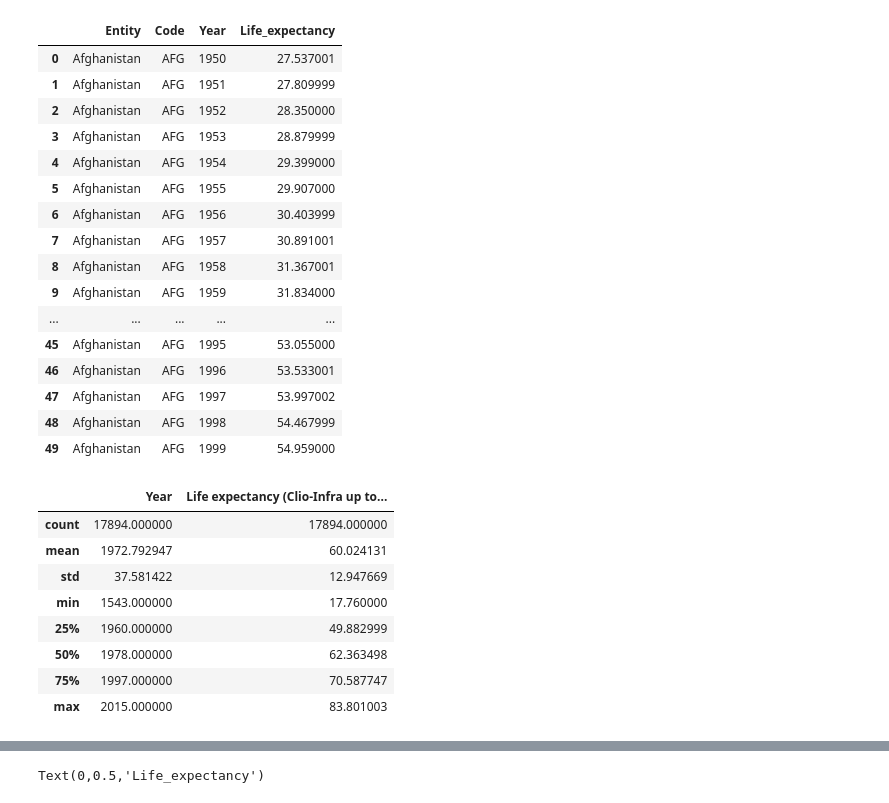
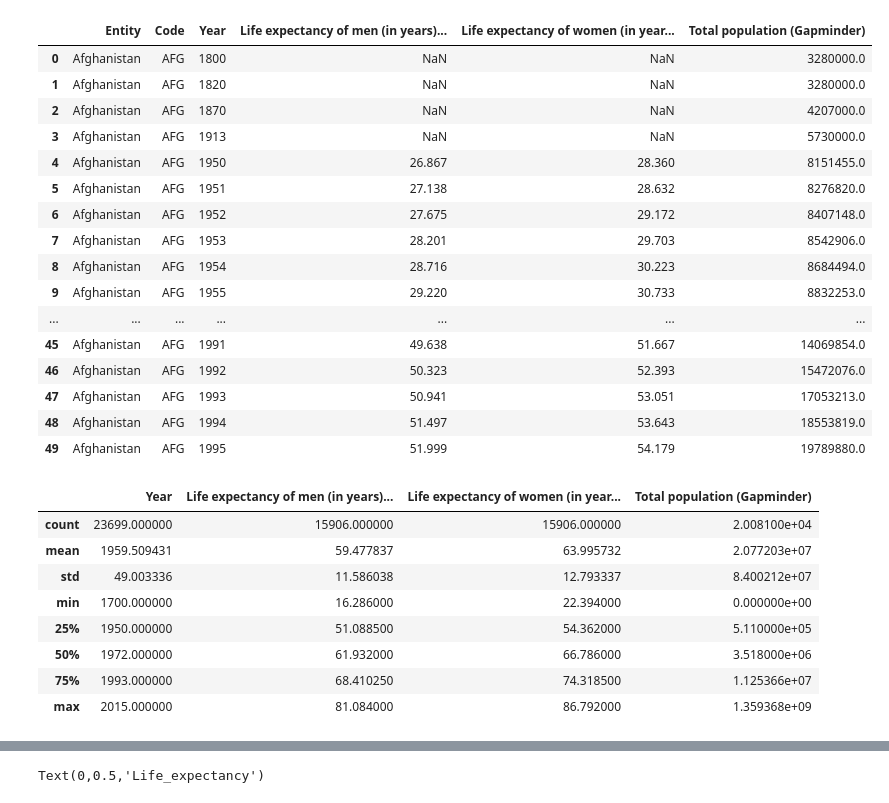
Before and after one commit to cdigap/ProgDA_Project, a Jupyter notebook: DataAnalytics_Project.ipynb, the cells around one changed output, grey strips where cells are left out. Saved outputs shown, nothing was run; the diff lists cells and outputs as text; code cells hidden in the pictures.

```diff
--- a/DataAnalytics_Project.ipynb
+++ b/DataAnalytics_Project.ipynb
@@ -1,56 +1,56 @@
 # %%
 import numpy as np
 import pandas as pd
 import matplotlib.pyplot as plt
 
 from pandas.plotting import scatter_matrix
 
 
 #header
 #colms = ['Country','Code','Year','Age']
 
 
 #read in the Life-Expectency
 #df = pd.read_csv('life-expectancy.csv',index_col='Entity')
-df = pd.read_csv('life-expectancy_World.csv')
+df = pd.read_csv('life-expectancy-of-women-vs-life-expectancy-of-women.csv')
 
 
 #set seed for reproducibility
 np.random.seed(0)
 
 #Gives 50 rows
 df.head(50)
 
 #To get the total count for life expectency
 #df['Entity'].value_counts()
 # %% [output]
-|  | Entity | Code | Year | Life_expectancy |
-| 0 | Afghanistan | AFG | 1950 | 27.537001 |
-| 1 | Afghanistan | AFG | 1951 | 27.809999 |
-| 2 | Afghanistan | AFG | 1952 | 28.350000 |
-| 3 | Afghanistan | AFG | 1953 | 28.879999 |
-| 4 | Afghanistan | AFG | 1954 | 29.399000 |
-| 5 | Afghanistan | AFG | 1955 | 29.907000 |
-| 6 | Afghanistan | AFG | 1956 | 30.403999 |
-| 7 | Afghanistan | AFG | 1957 | 30.891001 |
-| 8 | Afghanistan | AFG | 1958 | 31.367001 |
-| 9 | Afghanistan | AFG | 1959 | 31.834000 |
-| ... | ... | ... | ... | ... |
-| 45 | Afghanistan | AFG | 1995 | 53.055000 |
-| 46 | Afghanistan | AFG | 1996 | 53.533001 |
-| 47 | Afghanistan | AFG | 1997 | 53.997002 |
-| 48 | Afghanistan | AFG | 1998 | 54.467999 |
-| 49 | Afghanistan | AFG | 1999 | 54.959000 |
+|  | Entity | Code | Year | Life expectancy of men (in years)... | Life expectancy of women (in year... | Total population (Gapminder) |
+| 0 | Afghanistan | AFG | 1800 | NaN | NaN | 3280000.0 |
+| 1 | Afghanistan | AFG | 1820 | NaN | NaN | 3280000.0 |
+| 2 | Afghanistan | AFG | 1870 | NaN | NaN | 4207000.0 |
+| 3 | Afghanistan | AFG | 1913 | NaN | NaN | 5730000.0 |
+| 4 | Afghanistan | AFG | 1950 | 26.867 | 28.360 | 8151455.0 |
+| 5 | Afghanistan | AFG | 1951 | 27.138 | 28.632 | 8276820.0 |
+| 6 | Afghanistan | AFG | 1952 | 27.675 | 29.172 | 8407148.0 |
+| 7 | Afghanistan | AFG | 1953 | 28.201 | 29.703 | 8542906.0 |
+| 8 | Afghanistan | AFG | 1954 | 28.716 | 30.223 | 8684494.0 |
+| 9 | Afghanistan | AFG | 1955 | 29.220 | 30.733 | 8832253.0 |
+| ... | ... | ... | ... | ... | ... | ... |
+| 45 | Afghanistan | AFG | 1991 | 49.638 | 51.667 | 14069854.0 |
+| 46 | Afghanistan | AFG | 1992 | 50.323 | 52.393 | 15472076.0 |
+| 47 | Afghanistan | AFG | 1993 | 50.941 | 53.051 | 17053213.0 |
+| 48 | Afghanistan | AFG | 1994 | 51.497 | 53.643 | 18553819.0 |
+| 49 | Afghanistan | AFG | 1995 | 51.999 | 54.179 | 19789880.0 |
 # %%
 df.describe()
 # %% [output]
-|  | Year | Life expectancy (Clio-Infra up to... |
-| count | 17894.000000 | 17894.000000 |
-| mean | 1972.792947 | 60.024131 |
-| std | 37.581422 | 12.947669 |
-| min | 1543.000000 | 17.760000 |
-| 25% | 1960.000000 | 49.882999 |
-| 50% | 1978.000000 | 62.363498 |
-| 75% | 1997.000000 | 70.587747 |
-| max | 2015.000000 | 83.801003 |
+|  | Year | Life expectancy of men (in years)... | Life expectancy of women (in year... | Total population (Gapminder) |
+| count | 23699.000000 | 15906.000000 | 15906.000000 | 2.008100e+04 |
+| mean | 1959.509431 | 59.477837 | 63.995732 | 2.077203e+07 |
+| std | 49.003336 | 11.586038 | 12.793337 | 8.400212e+07 |
+| min | 1700.000000 | 16.286000 | 22.394000 | 0.000000e+00 |
+| 25% | 1950.000000 | 51.088500 | 54.362000 | 5.110000e+05 |
+| 50% | 1972.000000 | 61.932000 | 66.786000 | 3.518000e+06 |
+| 75% | 1993.000000 | 68.410250 | 74.318500 | 1.125366e+07 |
+| max | 2015.000000 | 81.084000 | 86.792000 | 1.359368e+09 |
 # %%
```
Also changed, not shown: parts of 15 cells of this notebook.
